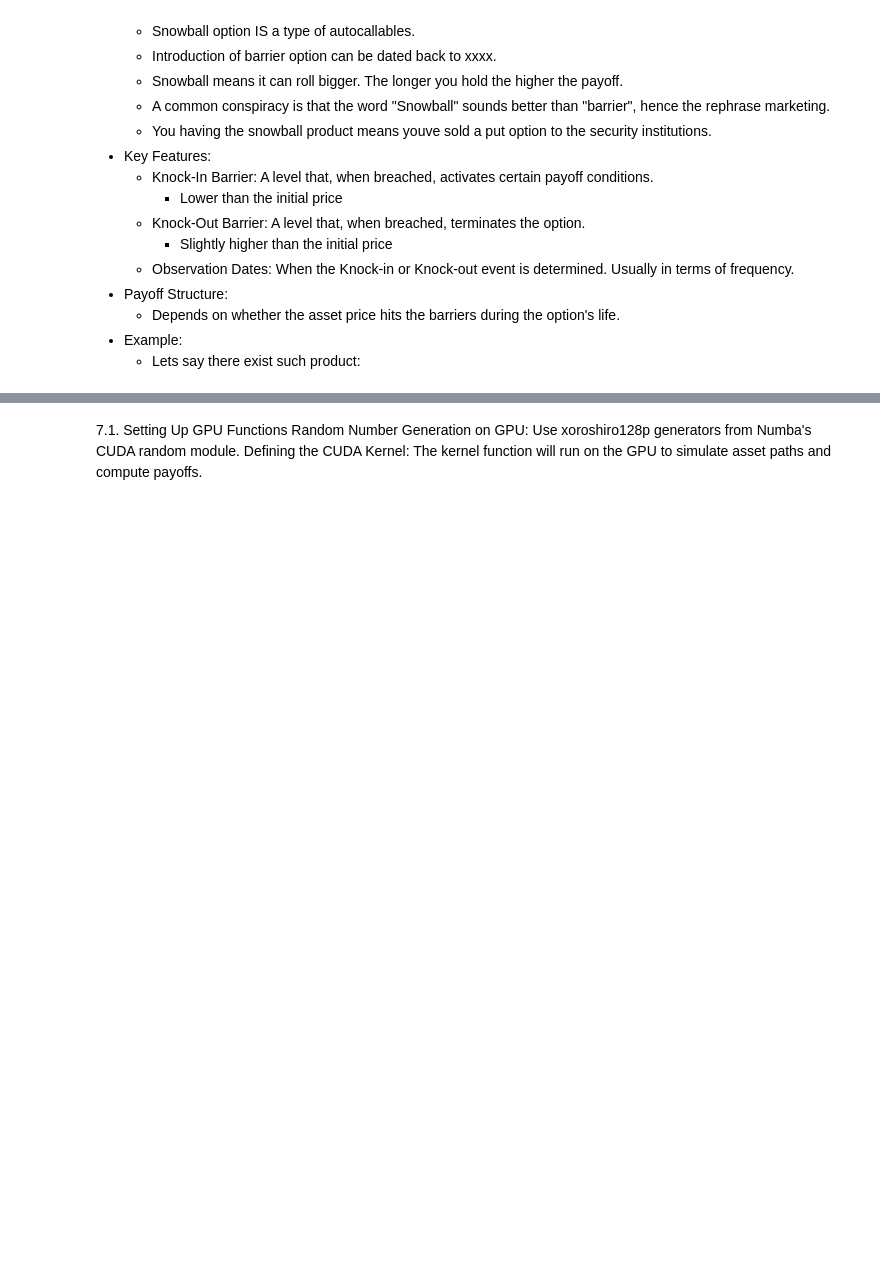
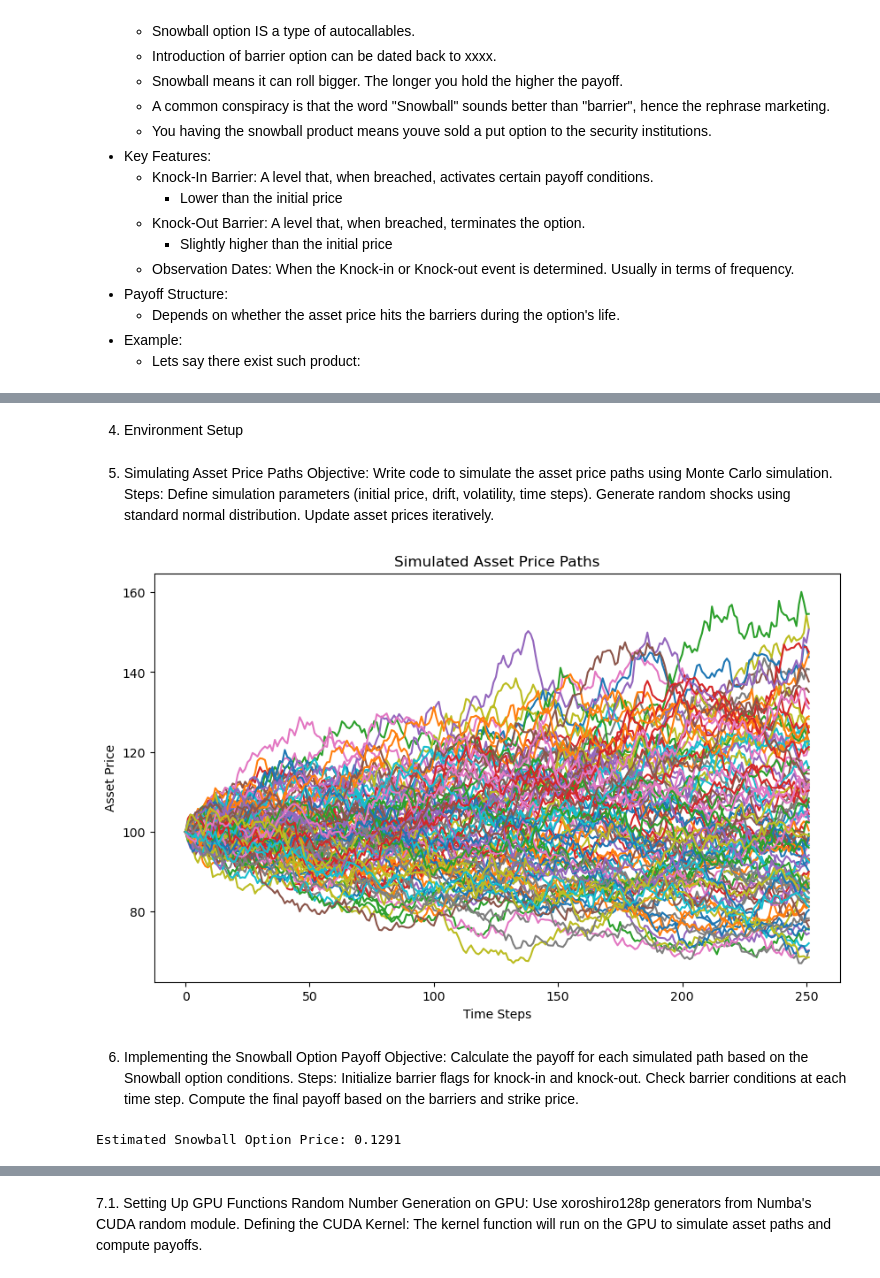
Before and after one commit to jacethemagician/mc-at-home, a Jupyter notebook: mc_at_home.ipynb, the cells around one changed output, grey strips where cells are left out. Saved outputs shown, nothing was run; the diff lists cells and outputs as text; code cells hidden in the pictures; blank space fills up the shorter version.

```diff
--- a/mc_at_home.ipynb
+++ b/mc_at_home.ipynb
@@ -205,0 +90,52 @@ CUDA: A parallel computing platform and API model created by NVIDIA.
+# %% [markdown]
+4. Environment Setup
+# %% [markdown]
+5. Simulating Asset Price Paths
+Objective: Write code to simulate the asset price paths using Monte Carlo simulation.
+Steps:
+Define simulation parameters (initial price, drift, volatility, time steps).
+Generate random shocks using standard normal distribution.
+Update asset prices iteratively.
+# %%
+import numpy as np
+
+def simulate_asset_prices(S0, mu, sigma, T, dt, N):
+    """Simulate N asset price paths over time T with time step dt."""
+    time_steps = int(T / dt)
+    prices = np.zeros((N, time_steps))
+    prices[:, 0] = S0
+    for t in range(1, time_steps):
+        z = np.random.standard_normal(N)
+        prices[:, t] = prices[:, t-1] * np.exp((mu - 0.5 * sigma**2) * dt + sigma * np.sqrt(dt) * z)
+    return prices
+# %%
+import matplotlib.pyplot as plt
+
+# Parameters
+S0 = 100
+mu = 0.05
+sigma = 0.2
+T = 1.0
+dt = 1/252  # Daily steps
+N = 100  # Number of paths
+
+# Simulate
+prices = simulate_asset_prices(S0, mu, sigma, T, dt, N)
+
+# Plot
+plt.figure(figsize=(10, 6))
+for i in range(N):
+    plt.plot(prices[i])
+plt.title('Simulated Asset Price Paths')
+plt.xlabel('Time Steps')
+plt.ylabel('Asset Price')
+plt.show()
+# %% [output]
+[figure, added]
+# %% [markdown]
+6. Implementing the Snowball Option Payoff
+Objective: Calculate the payoff for each simulated path based on the Snowball option conditions.
+Steps:
+Initialize barrier flags for knock-in and knock-out.
+Check barrier conditions at each time step.
+Compute the final payoff based on the barriers and strike price.
@@ -205,0 +159,14 @@ CUDA: A parallel computing platform and API model created by NVIDIA.
+# %%
+# Parameters
+strike = 100
+knock_in = 90
+knock_out = 110
+
+# Calculate payoffs
+payoffs = calculate_payoff(prices, strike, knock_in, knock_out)
+
+# Estimate option price
+option_price = np.mean(payoffs) * np.exp(-mu * T)
+print(f"Estimated Snowball Option Price: {option_price:.4f}")
+# %% [output]
+Estimated Snowball Option Price: 0.1291
```
Also changed, not shown: parts of 37 cells of this notebook.
